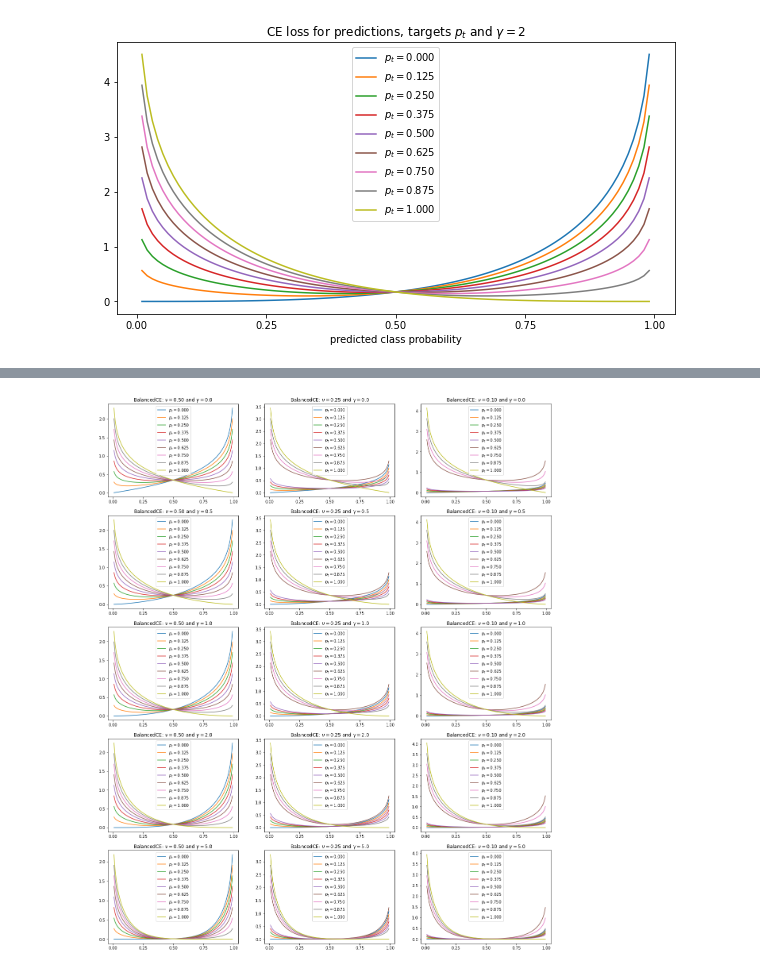
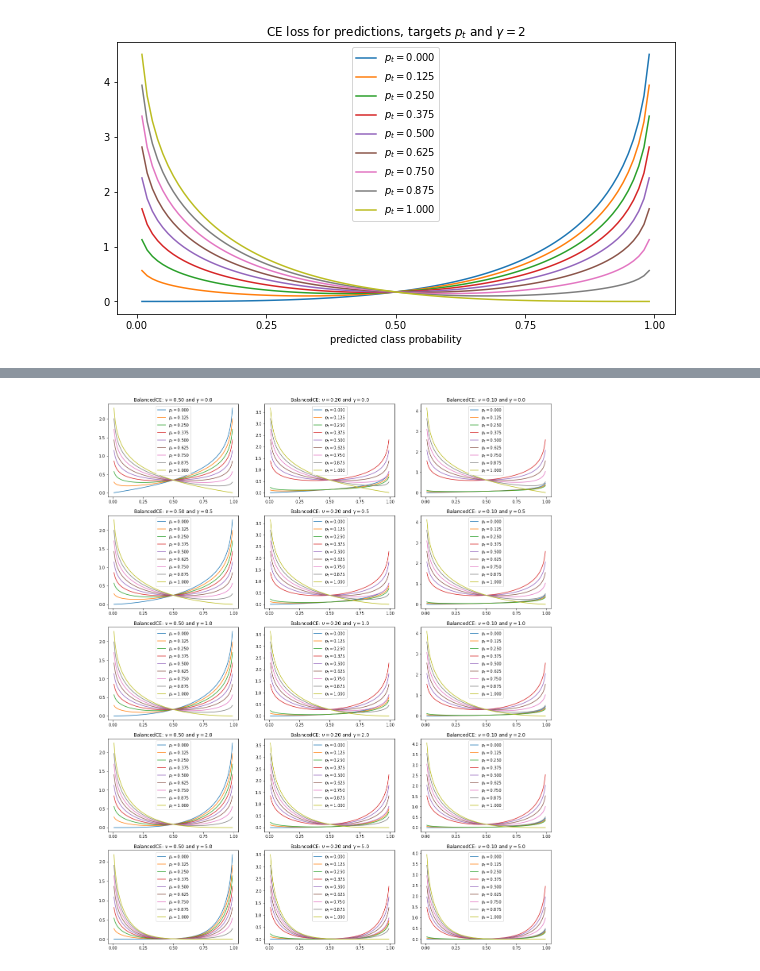
Before and after one commit to jjurm/road-segmentation, a Jupyter notebook: notebooks/losses.ipynb, the cells around one changed output, grey strips where cells are left out. Drawn from its saved outputs; the diff is of its cells as text; code cells hidden in the pictures.

```diff
--- a/notebooks/losses.ipynb
+++ b/notebooks/losses.ipynb
@@ -104,8 +195,8 @@ pred = torch.linspace(0, 1, 100).unsqueeze(1)
 target = torch.linspace(0, 1, 9).unsqueeze(0)
 
 gamma = 1
-class_freq = 0.5
-class_thresh = 0.5
+class_freq = 0.8
+class_thresh = 0.25
 target_class = target > class_thresh
 
 weight = torch.zeros_like(target)
@@ -126,26 +217,26 @@ Text(0.5, 1.0, 'BalancedCE loss for predictions, targets $p_t$ and $\\gamma=1$')
 # %%
 
 pred = torch.linspace(0, 1, 100).unsqueeze(1)
 target = torch.linspace(0, 1, 9).unsqueeze(0)
 
-class_thresh = 0.5
+class_thresh = 0.25
 gammas = torch.tensor([0, 0.5, 1, 2, 5])
-class_freqs = torch.tensor([0.5, 0.25, 0.1])
+class_freqs = torch.tensor([0.5, 0.20, 0.10])
 
 _, ax = plt.subplots(len(gammas), len(class_freqs), figsize=(20, 25))
 for i, gamma in enumerate(gammas):
     for j, class_freq in enumerate(class_freqs):
         target_class = target > class_thresh
 
         weight = torch.ones_like(target)
         weight[target_class] = 1 - class_freq
         weight[~target_class] = class_freq
 
         ce = weight * (- ((pred)**gamma) * (1-target)*torch.log(1-pred) -  ((1-pred)**gamma) * target*torch.log(pred))
 
         ax[i][j].plot(pred, ce, label=[f'$p_t={t.item():.3f}$' for t in target.T])
         ax[i][j].set_xticks(torch.linspace(0, 1, 5))
         ax[i][j].set_title(f'BalancedCE: $\\nu={class_freq:.2f}$ and $\gamma={gamma}$')
         ax[i][j].legend()
 # %% [output]
-[figure, old version]
+[figure, new version]
```
Also changed, not shown: parts of 7 cells of this notebook.
